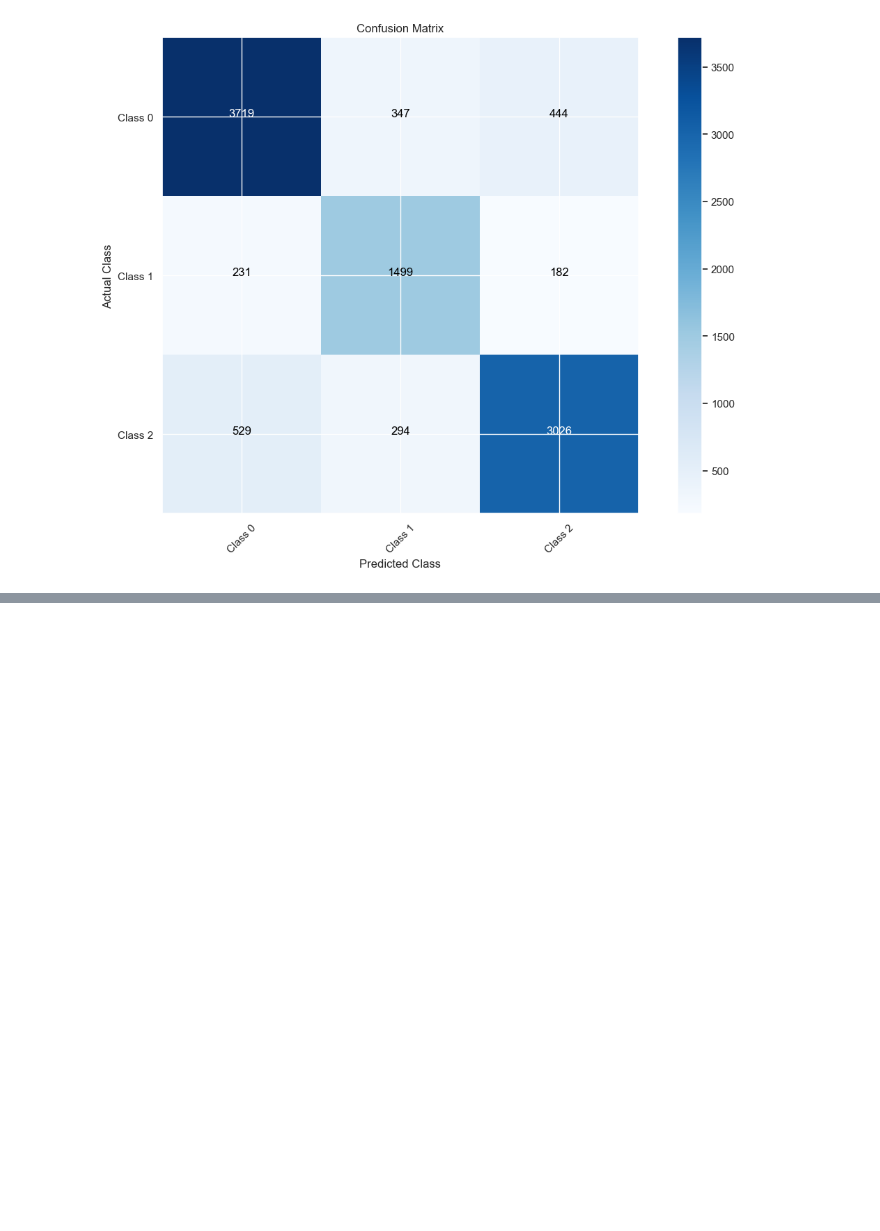
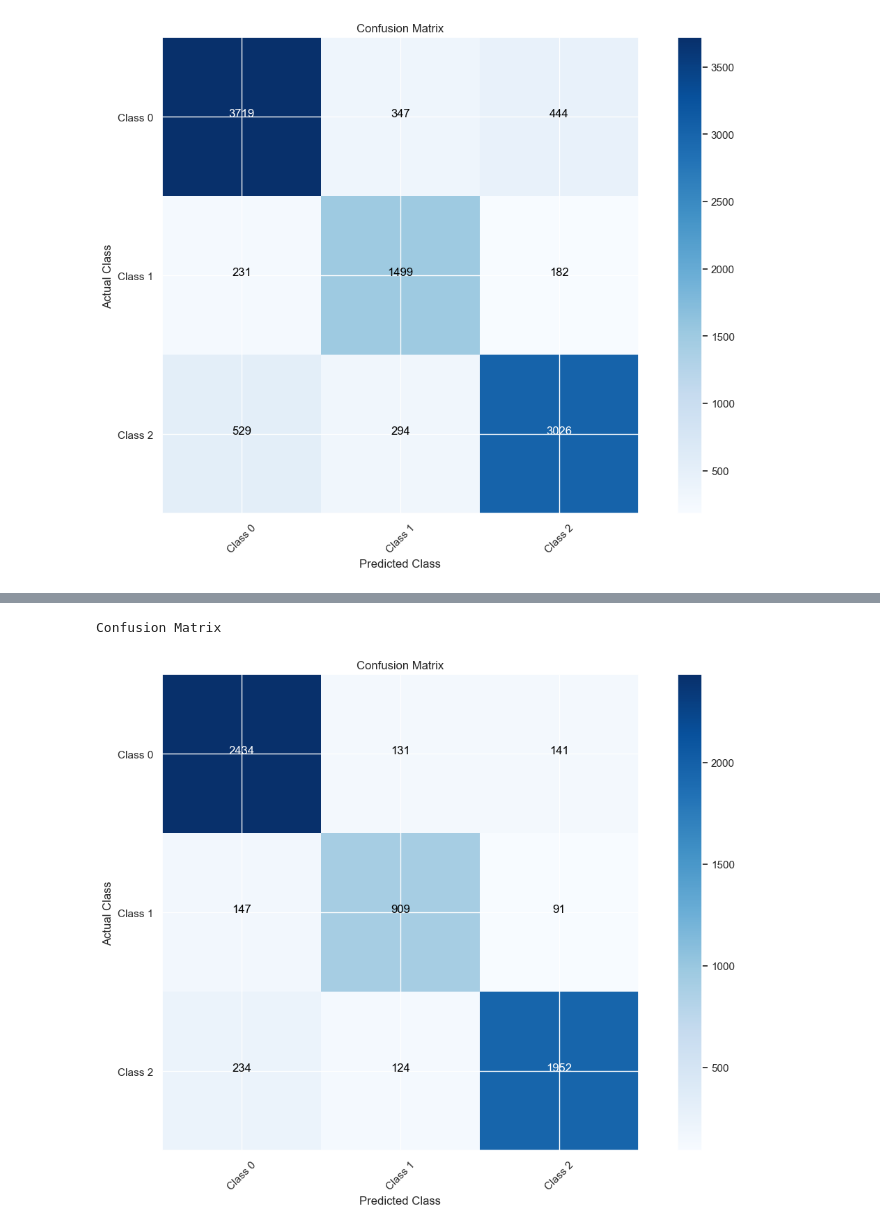
Before and after one commit to Pravesh1999/Kaggle, a Jupyter notebook: Corana Virus - Sentiment Analysis/SentimentAnalysis.ipynb, the cells around one changed output, grey strips where cells are left out. Drawn from its saved outputs; the diff is of its cells as text; code cells hidden in the pictures; blank space fills up the shorter version.

Commit message:
Added training and prediction with BERT

```diff
--- a/Corana Virus - Sentiment Analysis/SentimentAnalysis.ipynb
+++ b/Corana Virus - Sentiment Analysis/SentimentAnalysis.ipynb
@@ -720,0 +829,26 @@ Confusion Matrix
+# %%
+def create_model(bert_model, max_len=MAX_TOKEN_LEN):
+
+    ##params###
+    opt = tf.keras.optimizers.Adam(learning_rate=1e-5)
+    loss = tf.keras.losses.CategoricalCrossentropy()
+    accuracy = tf.keras.metrics.CategoricalAccuracy()
+
+
+    input_ids = tf.keras.Input(shape=(max_len,),dtype='int32')
+
+    attention_masks = tf.keras.Input(shape=(max_len,),dtype='int32')
+
+    embeddings = bert_model(input_ids, attention_mask=attention_masks)[1]  # Accessing the embeddings
+
+    output = tf.keras.layers.Dense(3, activation="softmax")(embeddings)
+
+    model = tf.keras.models.Model(inputs = [input_ids,attention_masks], outputs = output)
+
+    model.compile(opt, loss=loss, metrics=[accuracy])
+
+
+    return model
+# %%
+model = create_model(model,MAX_TOKEN_LEN)
+model.summary()
@@ -720,0 +877,3 @@ Confusion Matrix
+# %%
+model.fit([X_train_input_ids,X_train_attention_masks],y_train,epochs=5,batch_size=64,
+          validation_data=([X_val_input_ids,X_val_attention_ids],y_val))
@@ -720,0 +892,2 @@ Confusion Matrix
+# %%
+bert_y_preds = model.predict([X_test_input_ids,X_test_attention_ids])
@@ -720,0 +908,9 @@ Confusion Matrix
+# %%
+cm = confusion_matrix(y_test.argmax(1),bert_y_preds.argmax(1))
+classes = ['Class 0', 'Class 1', 'Class 2']
+plt.figure()
+plot_confusion_matrix(cm,classes)
+plt.show()
+# %% [output]
+Confusion Matrix
+[figure, added]
```
Also changed, not shown: parts of 37 cells of this notebook, 4 other files.
